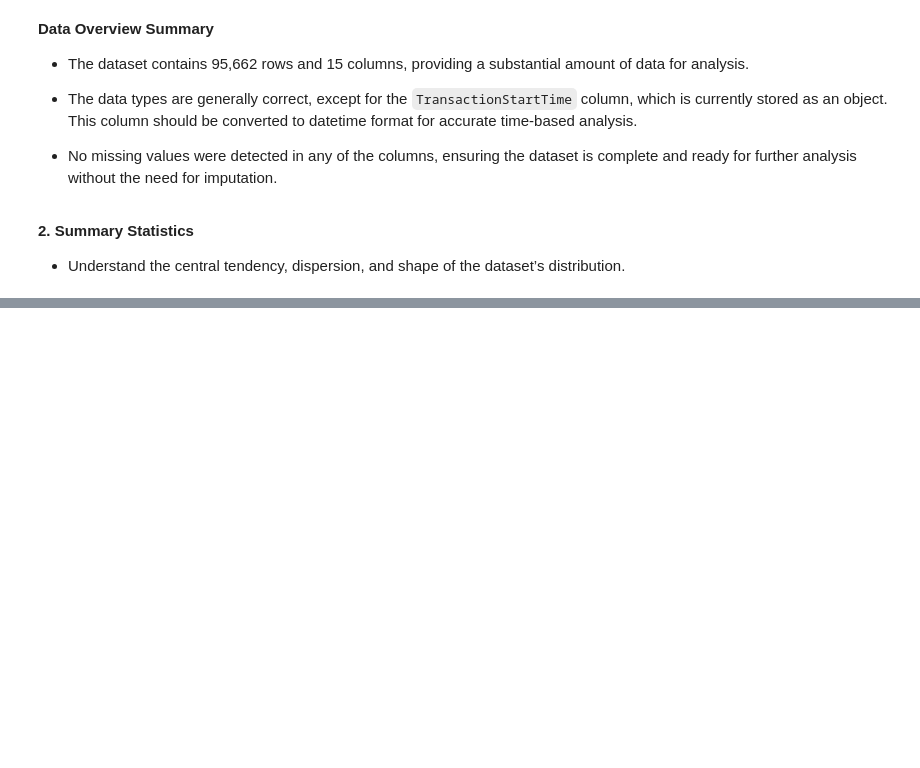
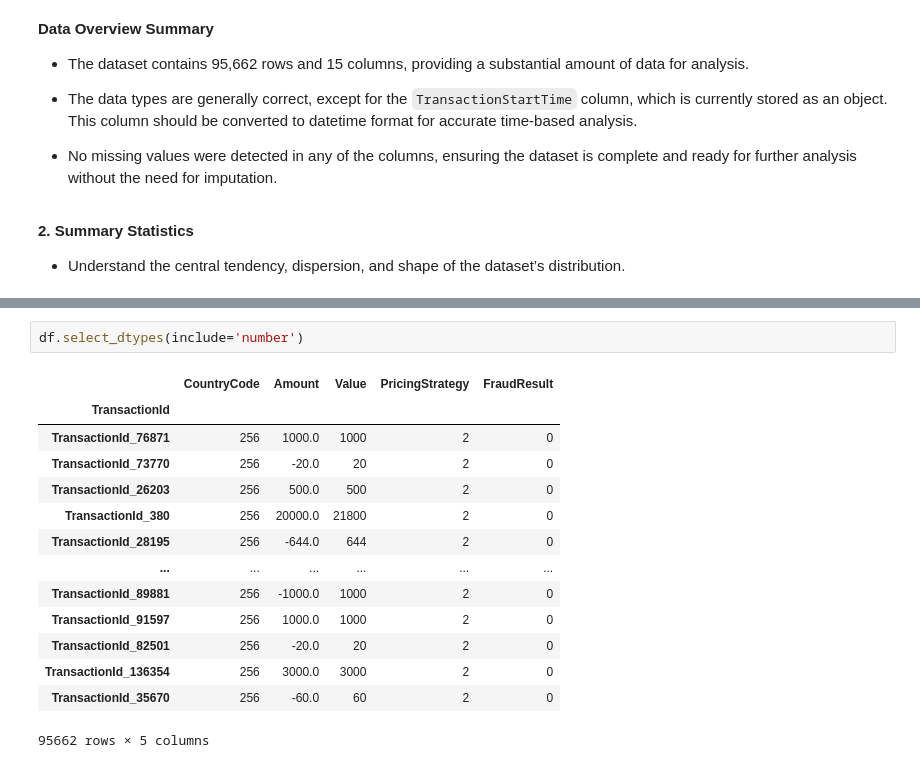
Before and after one commit to epythonlab/bati-bank-credit-scoring, a Jupyter notebook: notebooks/credit_risk_analysis.ipynb, the cells around one changed output, grey strips where cells are left out. Drawn from its saved outputs; the diff is of its cells as text; blank space fills up the shorter version.

```diff
--- a/notebooks/credit_risk_analysis.ipynb
+++ b/notebooks/credit_risk_analysis.ipynb
@@ -144,3 +201,20 @@ NameError: name 'plot_numeric_distributions' is not defined
+# %%
+df.select_dtypes(include='number')
+# %% [output]
+|  | CountryCode | Amount | Value | PricingStrategy | FraudResult |
+| TransactionId |  |  |  |  |  |
+| TransactionId_76871 | 256 | 1000.0 | 1000 | 2 | 0 |
+| TransactionId_73770 | 256 | -20.0 | 20 | 2 | 0 |
+| TransactionId_26203 | 256 | 500.0 | 500 | 2 | 0 |
+| TransactionId_380 | 256 | 20000.0 | 21800 | 2 | 0 |
+| TransactionId_28195 | 256 | -644.0 | 644 | 2 | 0 |
+| ... | ... | ... | ... | ... | ... |
+| TransactionId_89881 | 256 | -1000.0 | 1000 | 2 | 0 |
+| TransactionId_91597 | 256 | 1000.0 | 1000 | 2 | 0 |
+| TransactionId_82501 | 256 | -20.0 | 20 | 2 | 0 |
+| TransactionId_136354 | 256 | 3000.0 | 3000 | 2 | 0 |
+| TransactionId_35670 | 256 | -60.0 | 60 | 2 | 0 |
+95662 rows × 5 columns
 # %%
 # Logging activity
 logger.info("Data overview initiated.")
```
Also changed, not shown: parts of 13 cells of this notebook, 1 other file.
